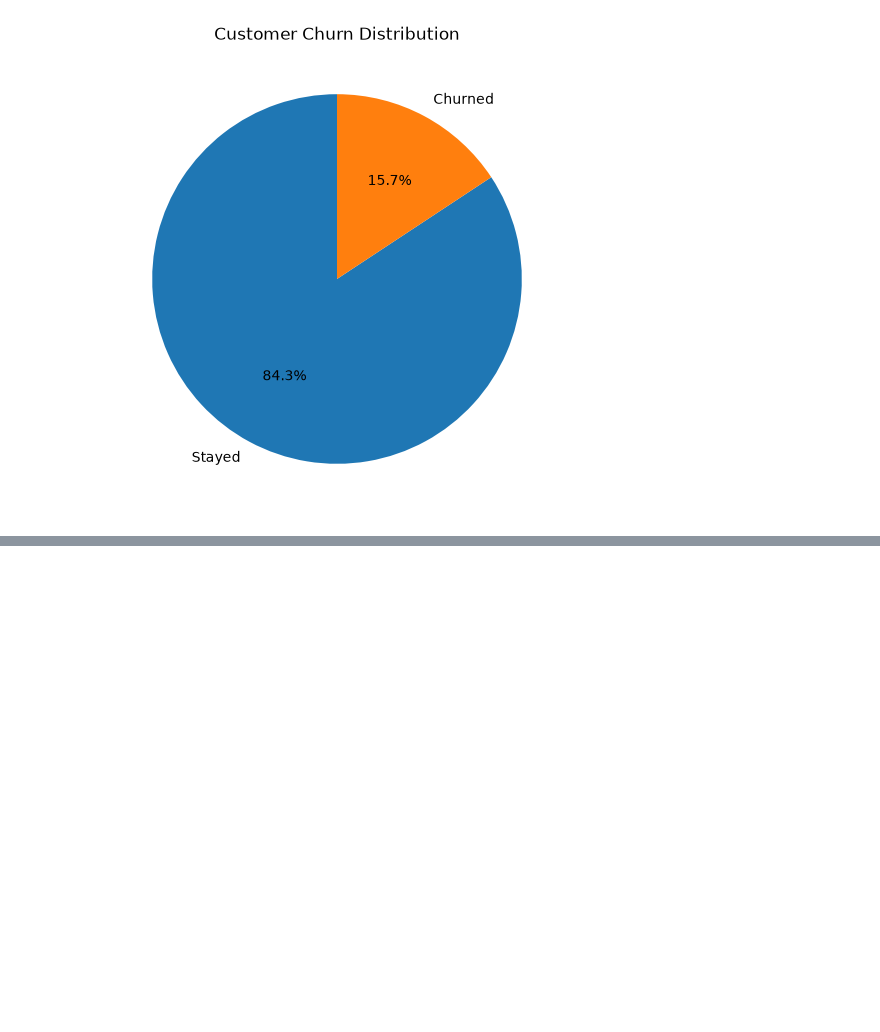
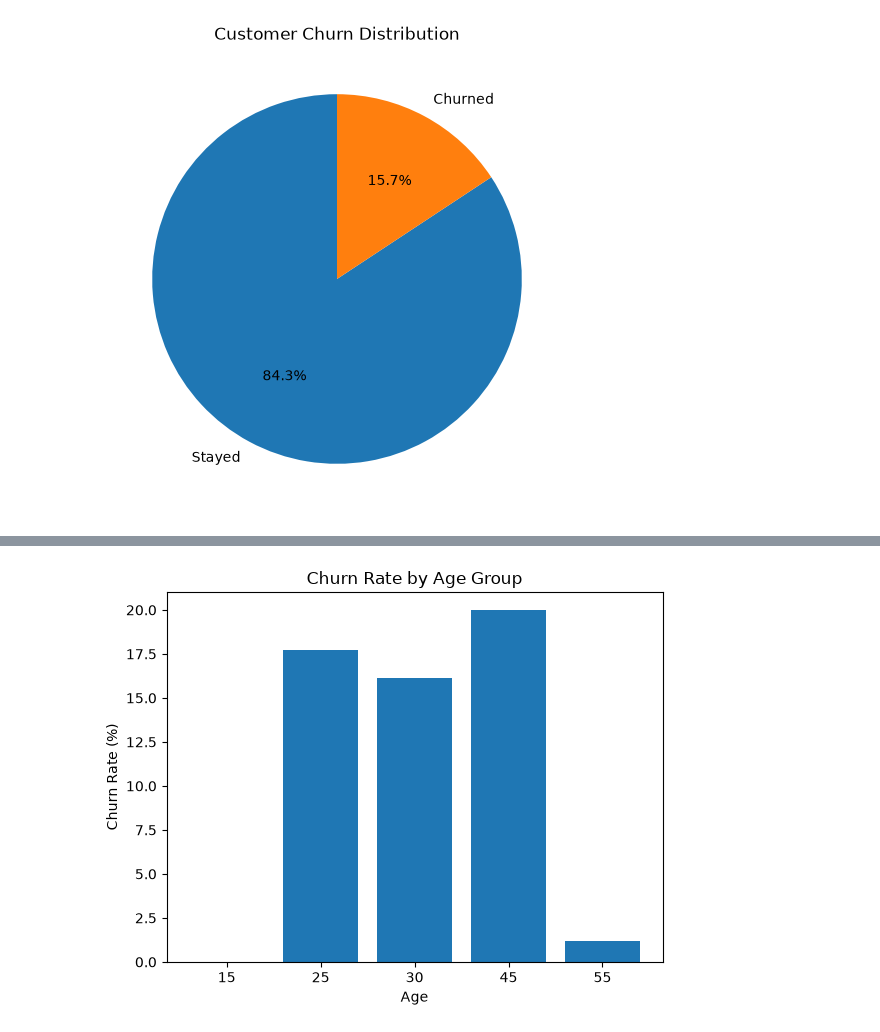
Before and after one commit to elisabed-sheshaberidze/AI-Task, a Jupyter notebook: task.ipynb, the cells around one changed output, grey strips where cells are left out. Saved outputs shown, nothing was run; the diff lists cells and outputs as text; code cells hidden in the pictures; blank space fills up the shorter version.

```diff
--- a/task.ipynb
+++ b/task.ipynb
@@ -100,0 +158,9 @@ plt.show()
+# %%
+age_churn = pd.crosstab(data['Age'], data['Churn'], normalize='index') * 100
+plt.bar(age_churn.index.astype(str), age_churn[1])
+plt.title("Churn Rate by Age Group")
+plt.xlabel("Age")
+plt.ylabel("Churn Rate (%)")
+plt.show()
+# %% [output]
+[figure, added]
```
Also changed, not shown: parts of 6 cells of this notebook.
